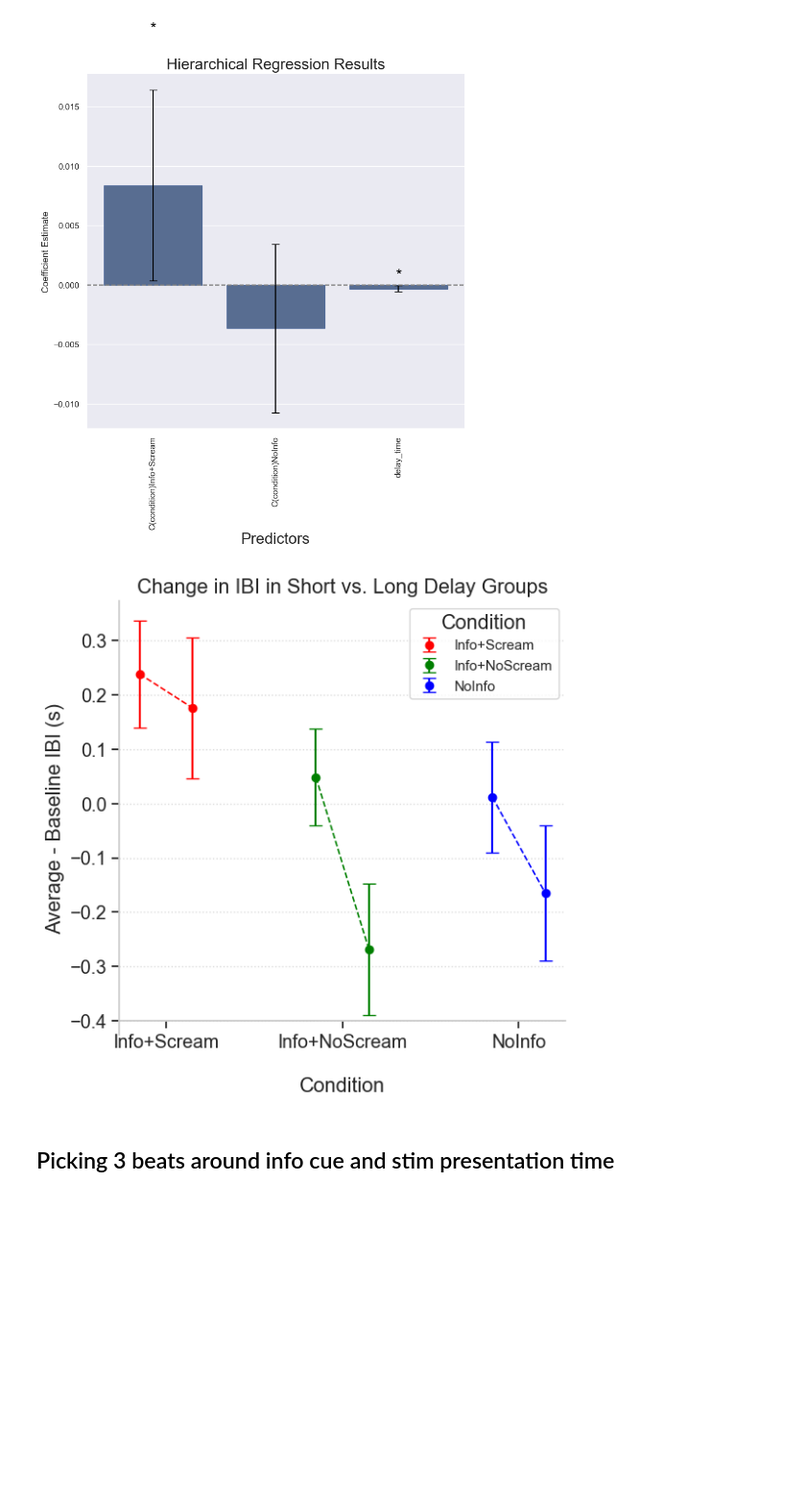
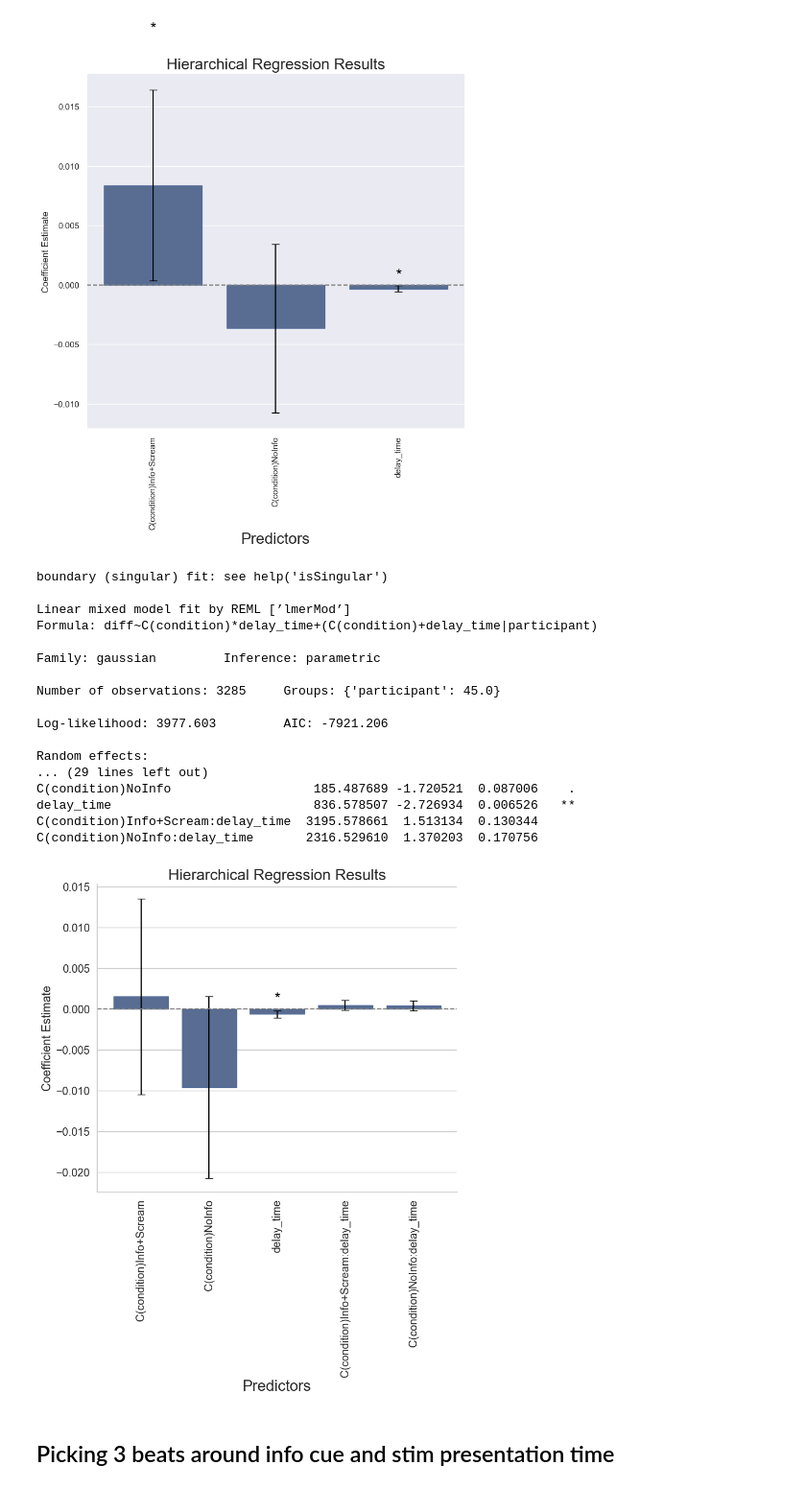
Before and after one commit to stelladongjz/Anticip_EKG_Analysis, a Jupyter notebook: analysis/Stella_AvAnt2025_AnalysisEKG_fromPreproc.ipynb, the cells around one changed output. Shown at 96% size. Saved outputs shown, nothing was run; the diff lists cells and outputs as text; code cells hidden in the pictures; blank space fills up the shorter version.

```diff
--- a/analysis/Stella_AvAnt2025_AnalysisEKG_fromPreproc.ipynb
+++ b/analysis/Stella_AvAnt2025_AnalysisEKG_fromPreproc.ipynb
@@ -567,11 +567,32 @@ C(condition)Info+Scream  2.088054  0.042531   *
 C(condition)NoInfo      -1.029492  0.310540
 delay_time              -2.473896  0.014463   *
 [figure]
-# %%
-#Plot to be used in poster
-plot_diff_ibi_groupedDelay(part_ibi_diff, conds)
-# %% [output]
-[figure, removed]
+# %%
+#Check interaction between conditions and delay
+hierarchical_regression(
+    regress_stim_df_all_cond,
+    formula='diff ~ C(condition) * delay_time + (C(condition) + delay_time | participant)',
+    familyRegression='gaussian'
+)
+# %% [output]
+boundary (singular) fit: see help('isSingular')
+
+Linear mixed model fit by REML [’lmerMod’]
+Formula: diff~C(condition)*delay_time+(C(condition)+delay_time|participant)
+
+Family: gaussian         Inference: parametric
+
+Number of observations: 3285     Groups: {'participant': 45.0}
+
+Log-likelihood: 3977.603         AIC: -7921.206
+
+Random effects:
+... (29 lines left out)
+C(condition)NoInfo                   185.487689 -1.720521  0.087006    .
+delay_time                           836.578507 -2.726934  0.006526   **
+C(condition)Info+Scream:delay_time  3195.578661  1.513134  0.130344
+C(condition)NoInfo:delay_time       2316.529610  1.370203  0.170756
+[figure, added]
 # %% [markdown]
 ## Picking 3 beats around info cue and stim presentation time
 # %% [markdown]
```
Also changed, not shown: parts of 1 cell of this notebook.
